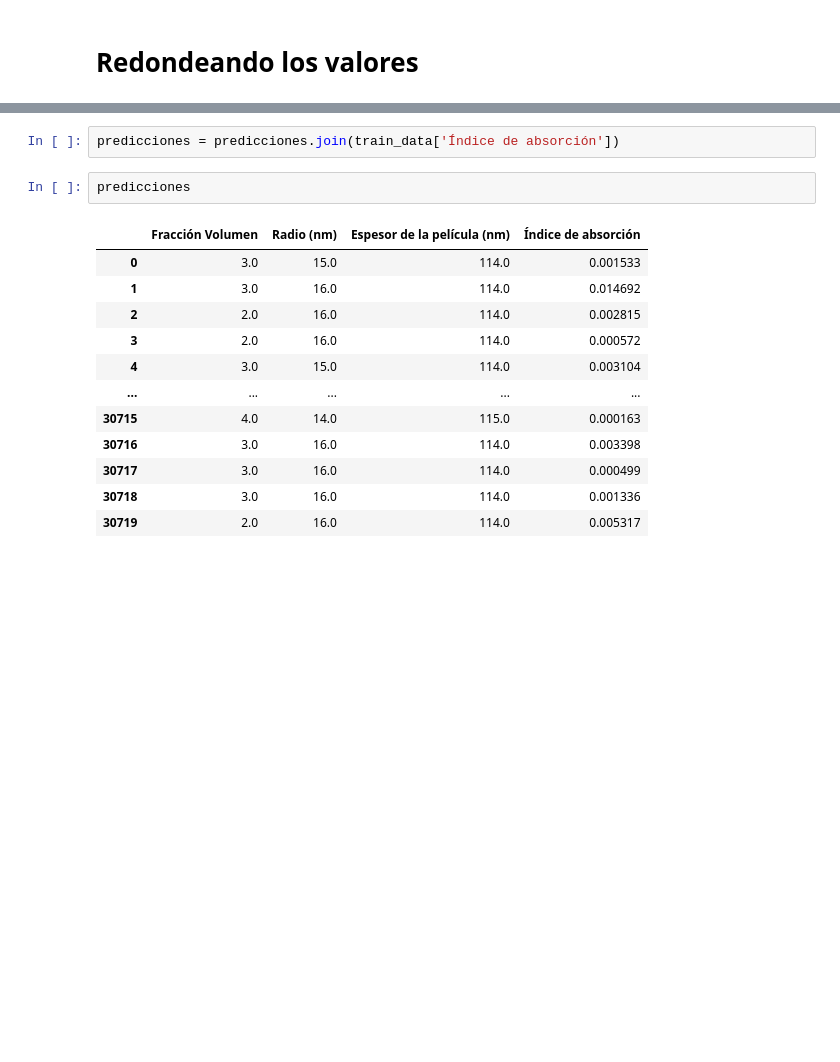
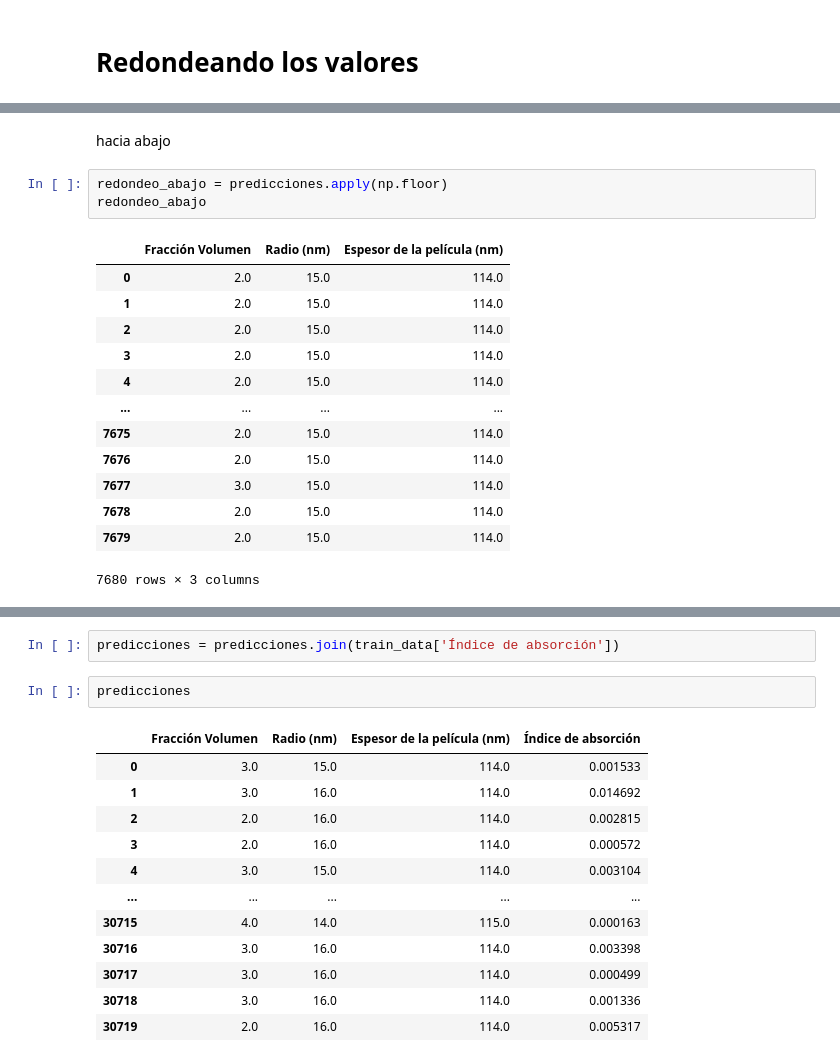
Before and after one commit to lorenzoog00/ASE, a Jupyter notebook: redN/RedNeuronal/Red.ipynb, the cells around one changed output, grey strips where cells are left out. Drawn from its saved outputs; the diff is of its cells as text; blank space fills up the shorter version.

```diff
--- a/redN/RedNeuronal/Red.ipynb
+++ b/redN/RedNeuronal/Red.ipynb
@@ -386,0 +419,19 @@ predicciones = predicciones.round()
+# %% [markdown]
+hacia abajo
+# %%
+redondeo_abajo = predicciones.apply(np.floor)
+redondeo_abajo
+# %% [output]
+|  | Fracción Volumen | Radio (nm) | Espesor de la película (nm) |
+| 0 | 2.0 | 15.0 | 114.0 |
+| 1 | 2.0 | 15.0 | 114.0 |
+| 2 | 2.0 | 15.0 | 114.0 |
+| 3 | 2.0 | 15.0 | 114.0 |
+| 4 | 2.0 | 15.0 | 114.0 |
+| ... | ... | ... | ... |
+| 7675 | 2.0 | 15.0 | 114.0 |
+| 7676 | 2.0 | 15.0 | 114.0 |
+| 7677 | 3.0 | 15.0 | 114.0 |
+| 7678 | 2.0 | 15.0 | 114.0 |
+| 7679 | 2.0 | 15.0 | 114.0 |
+7680 rows × 3 columns
```
Also changed, not shown: parts of 70 cells of this notebook.
